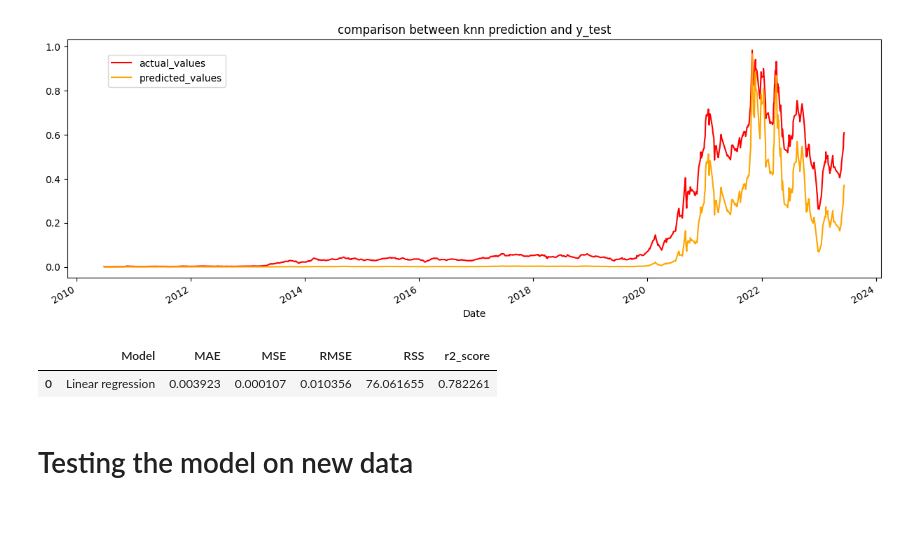
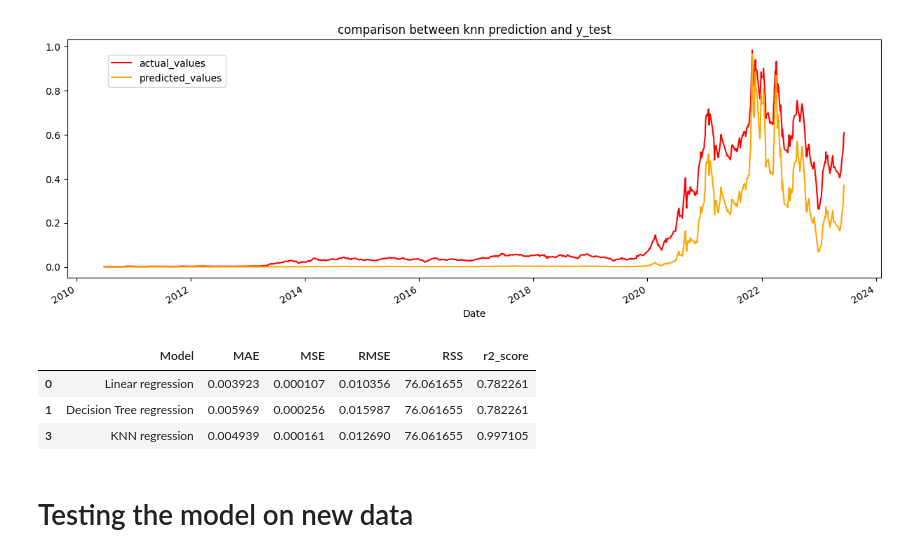
Before and after one commit to kinged0043/PremierProject1, a Jupyter notebook: projectnotebook.ipynb, the cells around one changed output. Saved outputs shown, nothing was run; the diff lists cells and outputs as text; code cells hidden in the pictures; blank space fills up the shorter version.

```diff
--- a/projectnotebook.ipynb
+++ b/projectnotebook.ipynb
@@ -324,5 +324,4 @@ r_squared=r2_score(y_test, y_preds)
 # %%
 model_results = pd.DataFrame([['Decision Tree regression', mae, mse, rmse, rss,r_squared]],
                columns = ['Model', 'MAE', 'MSE', 'RMSE', 'RSS','r2_score'])
-
-results = results.append(model_results, ignore_index=True)
+results = pd.concat([results, model_results], ignore_index=True)
@@ -380,4 +377,4 @@ knn_rss = np.sum(np.square(y_test, knn_predictions))
 # %%
 model_results = pd.DataFrame([['KNN regression', knn_mae, knn_mse, knn_rmse, knn_rss,knn_r2]],
                columns = ['Model', 'MAE', 'MSE', 'RMSE', 'RSS','r2_score'])
-results = results.append(model_results, ignore_index = True)
+results = pd.concat([results, model_results], ignore_index=True)
@@ -413,10 +408,12 @@ plt.legend(loc =(0.05,0.8))
 [figure]
 # %%
 # Printing the stored results of all the three models
-results
+results.drop_duplicates()
 # %% [output]
 |  | Model | MAE | MSE | RMSE | RSS | r2_score |
 | 0 | Linear regression | 0.003923 | 0.000107 | 0.010356 | 76.061655 | 0.782261 |
+| 1 | Decision Tree regression | 0.005969 | 0.000256 | 0.015987 | 76.061655 | 0.782261 |
+| 3 | KNN regression | 0.004939 | 0.000161 | 0.012690 | 76.061655 | 0.997105 |
 # %% [markdown]
 # Testing the model on new data
 # %%
```
Also changed, not shown: parts of 2 cells of this notebook.
